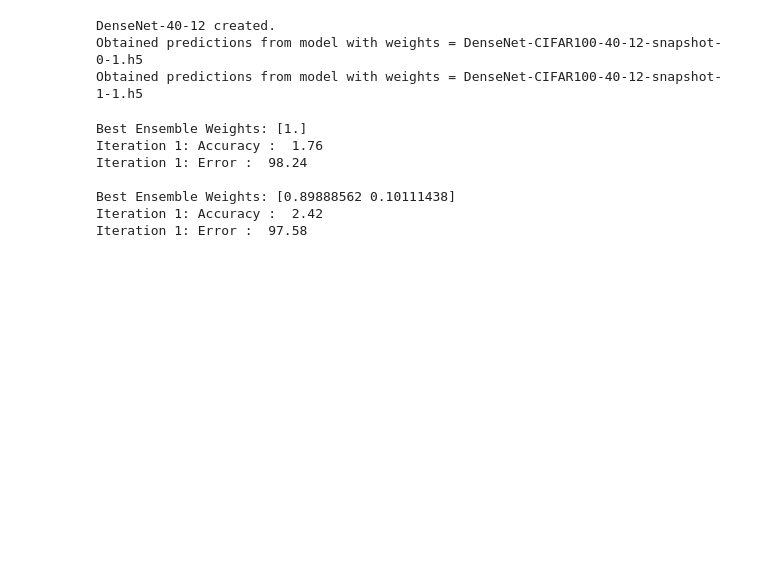
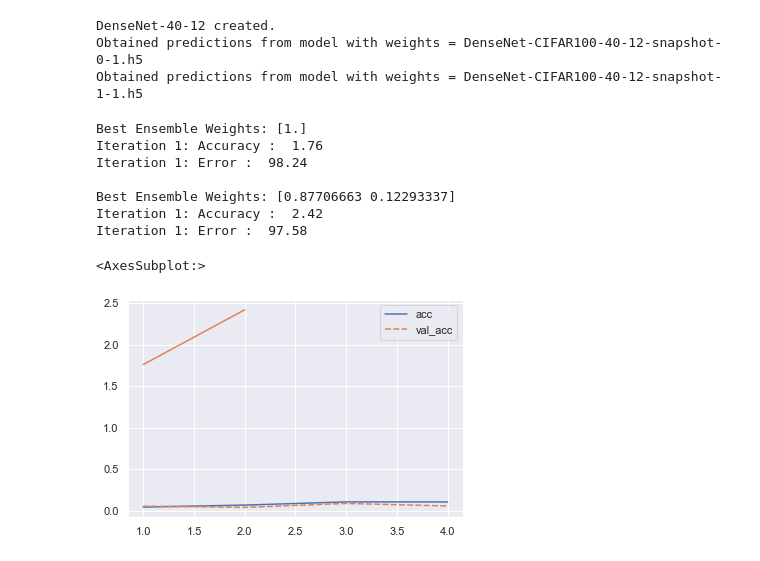
Before and after one commit to jobvink/SnapshotEnsembles, a Jupyter notebook: analytics/01/experiment-01.ipynb, the cells around one changed output. Cells and saved outputs as stored; diff of their text form; code cells hidden in the pictures; blank space fills up the shorter version.

```diff
--- a/analytics/01/experiment-01.ipynb
+++ b/analytics/01/experiment-01.ipynb
@@ -134,14 +134,19 @@ def get_accuracy_for_n_snapshots(n_snapshots):
 # %%
 results = []
 for i in range(1, n_batches + 1):
     # Compile list of units
     n_snapshots = i
     results.append(get_accuracy_for_n_snapshots(i))
+
+sns.lineplot(data=raw_data)
+sns.lineplot(x=np.arange(1, len(results) + 1), y=results)
 # %% [output]
 Best Ensemble Weights: [1.]
 Iteration 1: Accuracy :  1.76
 Iteration 1: Error :  98.24
 
-Best Ensemble Weights: [0.89888562 0.10111438]
+Best Ensemble Weights: [0.87706663 0.12293337]
 Iteration 1: Accuracy :  2.42
 Iteration 1: Error :  97.58
+<AxesSubplot:>
+[figure, added]
```
